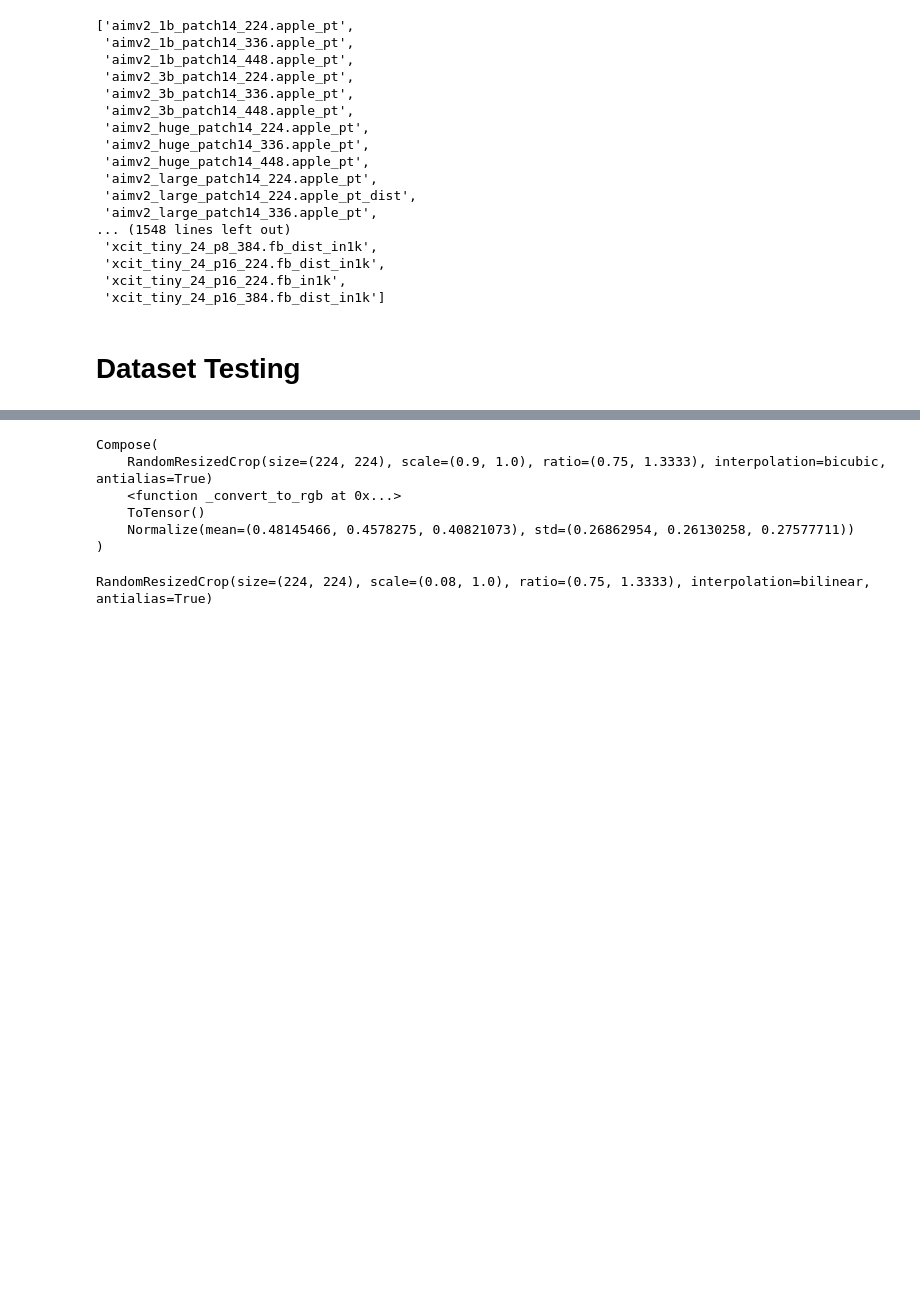
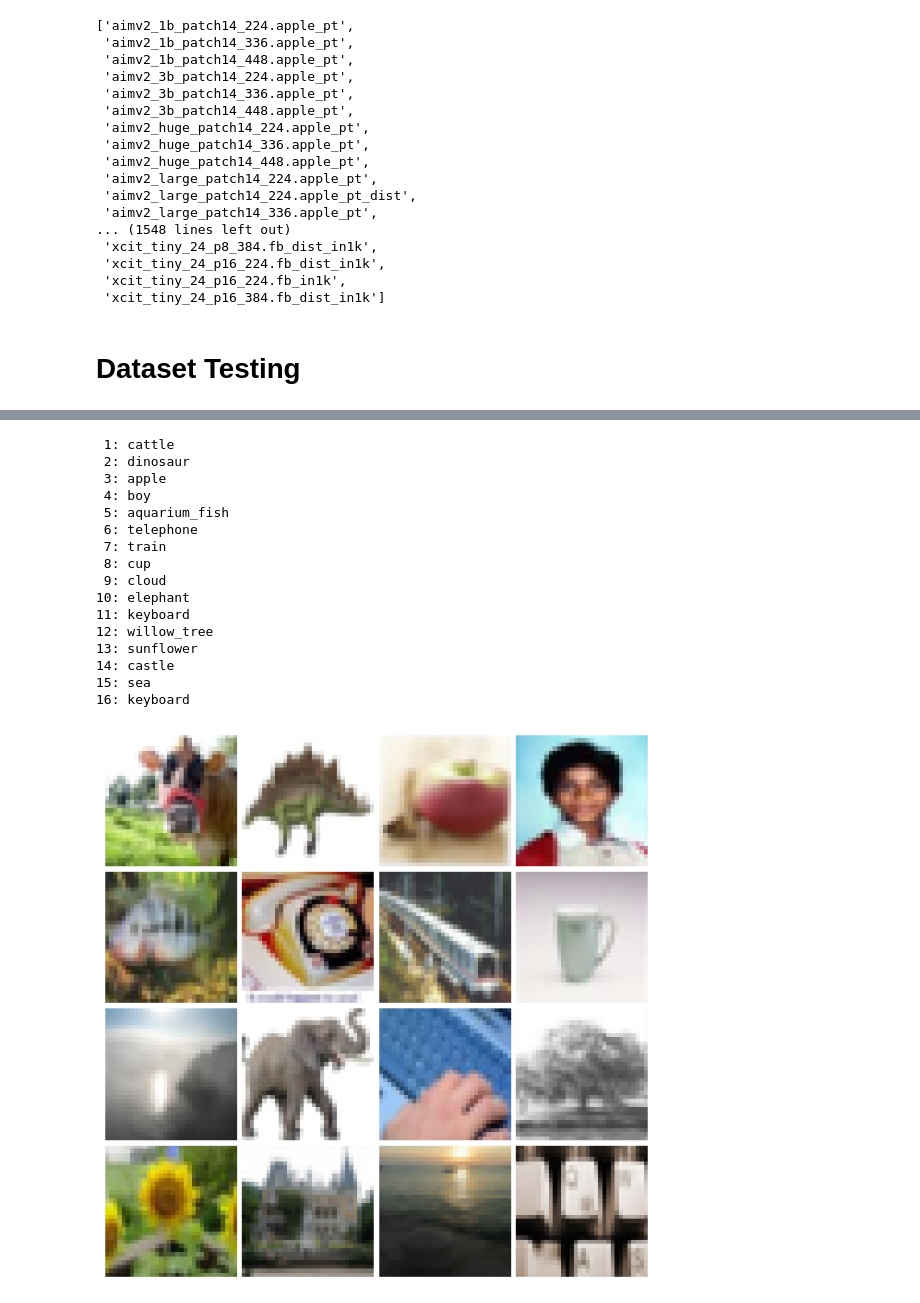
Before and after one commit to uvm-neurobotics-lab/stitching, a Jupyter notebook: src/sandbox.ipynb, the cells around one changed output, grey strips where cells are left out. Drawn from its saved outputs; the diff is of its cells as text; code cells hidden in the pictures; blank space fills up the shorter version.

```diff
--- a/src/sandbox.ipynb
+++ b/src/sandbox.ipynb
@@ -409,7 +409,8 @@ pprint(model_names)
 # %%
 import torchvision
 
-# sun_dataset = torchvision.datasets.SUN397("data/SUN397", download=True)
+# sun_dataset = torchvision.datasets.SUN397("../data/SUN397", download=True)
 # scars_dataset = torchvision.datasets.StanfordCars("../data", split="train")
-sst2_dataset = torchvision.datasets.RenderedSST2("../data", split="train", download=True)
+# sst2_dataset = torchvision.datasets.RenderedSST2("../data", split="train", download=True)
+cifar100_dataset = torchvision.datasets.CIFAR100("../data", train=True, download=True)
 # %% [output]
@@ -443,14 +419,41 @@ RuntimeError: Cannot currently overload the same method name in two different cl
-# %%
-train_transforms
-# %% [output]
-Compose(
-    RandomResizedCrop(size=(224, 224), scale=(0.9, 1.0), ratio=(0.75, 1.3333), interpolation=bicubic, antialias=True)
-    <function _convert_to_rgb at 0x...>
-    ToTensor()
-    Normalize(mean=(0.48145466, 0.4578275, 0.40821073), std=(0.26862954, 0.26130258, 0.27577711))
-)
-# %%
-import torchvision
-torchvision.transforms.RandomResizedCrop(224)
-# %% [output]
-RandomResizedCrop(size=(224, 224), scale=(0.08, 1.0), ratio=(0.75, 1.3333), interpolation=bilinear, antialias=True)
+# %%
+rows = 4
+cols = 4
+total = rows * cols
+fig, axes = plt.subplots(rows, cols, figsize=(6, 6))
+if rows * cols > 1:
+    axes = axes.flatten()  # flatten for easier iteration
+
+samples = [cifar100_dataset[i] for i in range(total)]
+for i, (img, label) in enumerate(samples):
+    print(f"{i+1:>2d}: {cifar100_dataset.classes[label]}")
+    ax = axes[i] if total > 1 else axes
+    ax.imshow(np.asarray(img))
+    ax.axis('off')
+
+# Hide any unused subplots.
+for j in range(len(samples), total):
+    axes[j].axis('off')
+
+# Alternate method of adjusting padding:
+# plt.subplots_adjust(wspace=0.1, hspace=0.1)
+plt.tight_layout(pad=0.3)
+plt.show()
+# %% [output]
+ 1: cattle
+ 2: dinosaur
+ 3: apple
+ 4: boy
+ 5: aquarium_fish
+ 6: telephone
+ 7: train
+ 8: cup
+ 9: cloud
+10: elephant
+11: keyboard
+12: willow_tree
+13: sunflower
+14: castle
+15: sea
+16: keyboard
+[figure, added]
```
Also changed, not shown: parts of 3 cells of this notebook, 6 other files.
